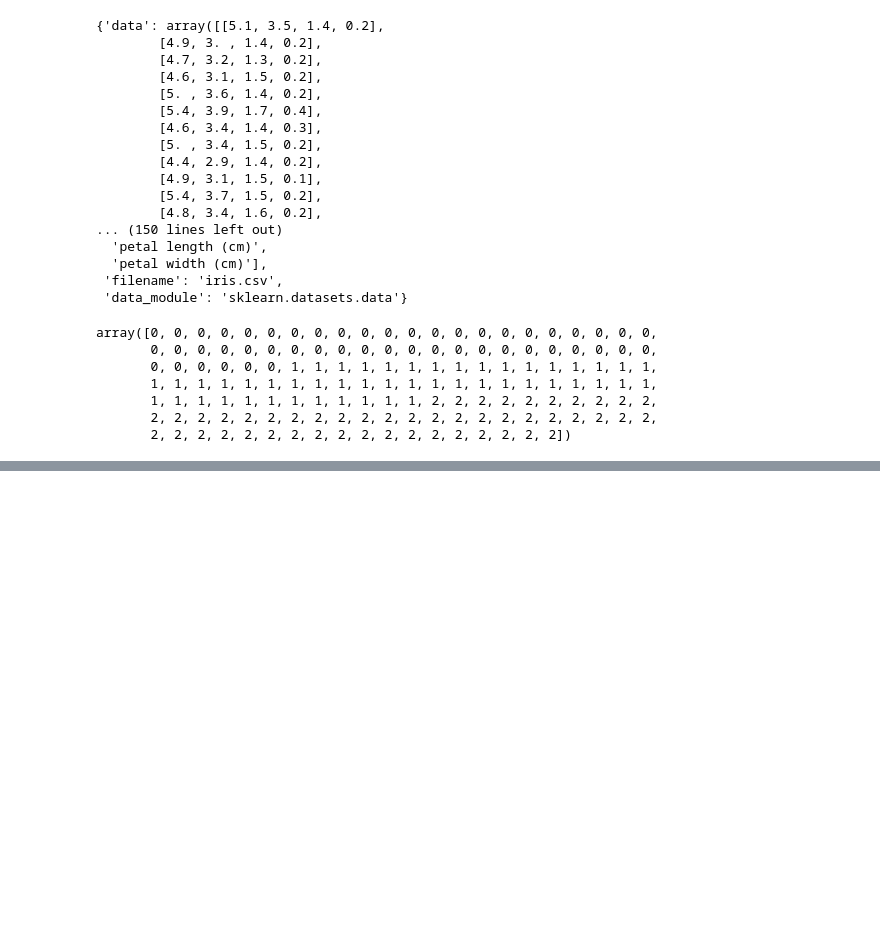
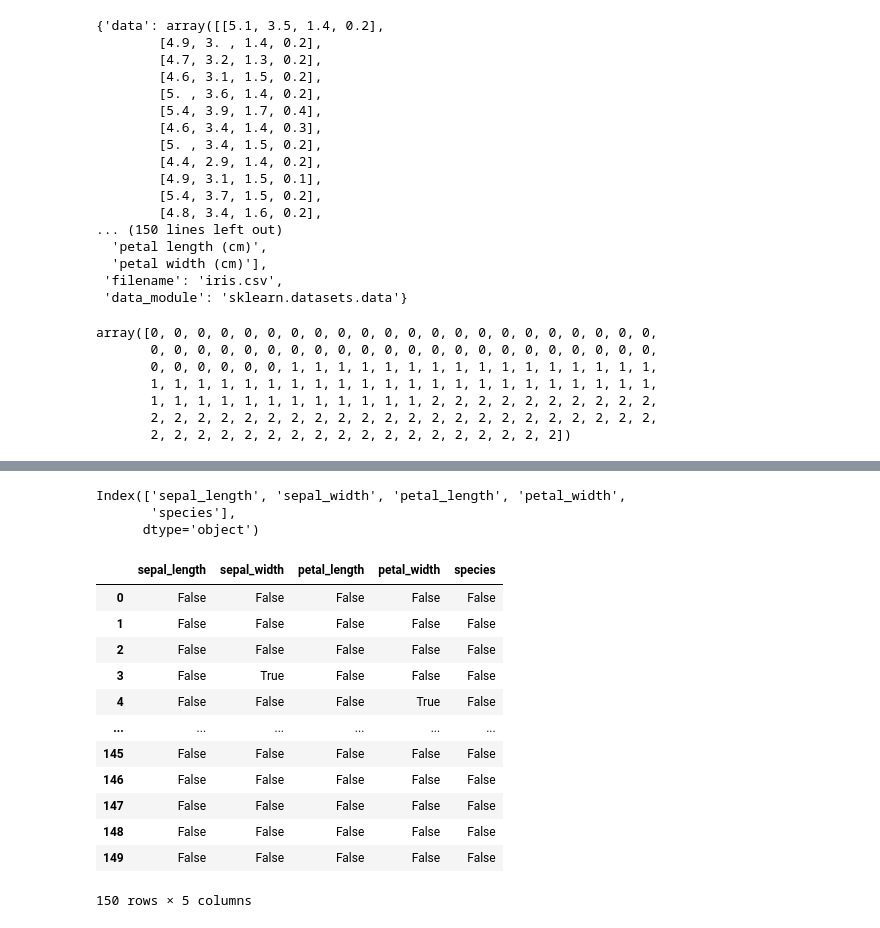
Before and after one commit to DinankSoni/ML-course-LV, a Jupyter notebook: Day-1.ipynb, the cells around one changed output, grey strips where cells are left out. Cells and saved outputs as stored; diff of their text form; code cells hidden in the pictures; blank space fills up the shorter version.

```diff
--- a/Day-1.ipynb
+++ b/Day-1.ipynb
@@ -117,0 +123,3 @@ array([0, 0, 0, 0, 0, 0, 0, 0, 0, 0, 0, 0, 0, 0, 0, 0, 0, 0, 0, 0, 0, 0,
+# %%
+#Step 2 - load the data
+data = pd.read_csv('iris.csv')
@@ -117,0 +145,28 @@ array([0, 0, 0, 0, 0, 0, 0, 0, 0, 0, 0, 0, 0, 0, 0, 0, 0, 0, 0, 0, 0, 0,
+# %%
+data.columns
+# %% [output]
+Index(['sepal_length', 'sepal_width', 'petal_length', 'petal_width',
+       'species'],
+      dtype='object')
+# %%
+# when you need to add columns name then use this
+data.columns = ['sepal_length','sepal_width','petal_length','petal_width','label']
+# %%
+#isna()
+#isnull()
+# this two function are same they found null values.
+data.isna()
+# %% [output]
+|  | sepal_length | sepal_width | petal_length | petal_width | species |
+| 0 | False | False | False | False | False |
+| 1 | False | False | False | False | False |
+| 2 | False | False | False | False | False |
+| 3 | False | True | False | False | False |
+| 4 | False | False | False | True | False |
+| ... | ... | ... | ... | ... | ... |
+| 145 | False | False | False | False | False |
+| 146 | False | False | False | False | False |
+| 147 | False | False | False | False | False |
+| 148 | False | False | False | False | False |
+| 149 | False | False | False | False | False |
+150 rows × 5 columns
```
Also changed, not shown: parts of 8 cells of this notebook, 1 other file.
